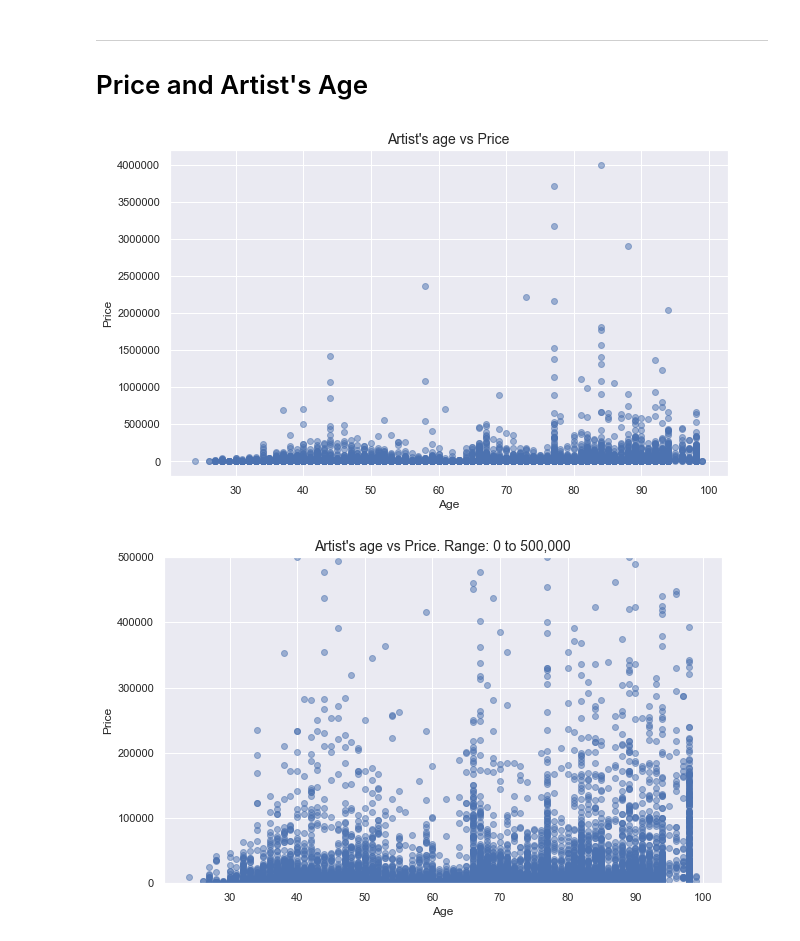
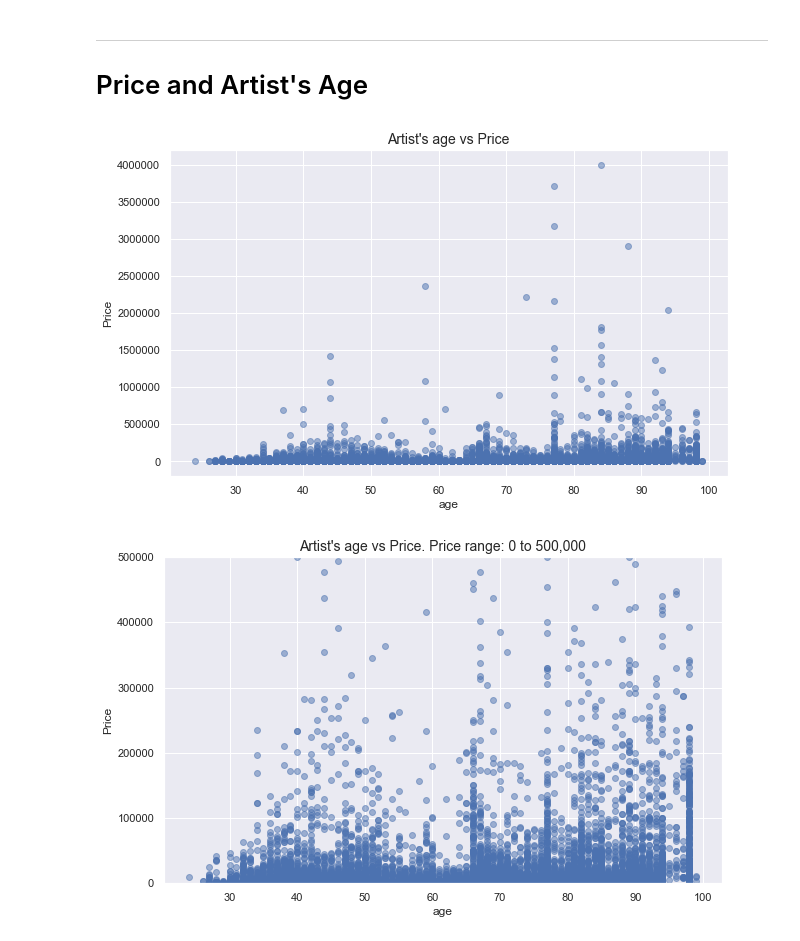
Before and after one commit to dcaohuu18/saffronart_stats_analysis, a Jupyter notebook: internal_continuous_regression.ipynb, the cells around one changed output. Saved outputs shown, nothing was run; the diff lists cells and outputs as text; code cells hidden in the pictures.

```diff
--- a/internal_continuous_regression.ipynb
+++ b/internal_continuous_regression.ipynb
@@ -33,26 +33,26 @@ saffronart_df.head(5)
 # %%
 # Draw Scatter Plot:
 price = saffronart_df.winning_bid
 age = saffronart_df.auction_dt_age # the artist's age at the time of the auction
 
-def scatter_age_price(age, price, ylim=None):
+def scatter_price(x_values, price, x_name, price_lim=None):
     plt.figure(figsize=(10, 6))
-    plt.scatter(age, price, alpha=0.5)
-    plt.ylim(ylim)
+    plt.scatter(x_values, price, alpha=0.5)
+    plt.ylim(price_lim)
 
-    plt.xlabel('Age', fontsize=12)
+    plt.xlabel(x_name, fontsize=12)
     plt.ylabel('Price', fontsize=12)
 
     try:
-        plt.title("Artist's age vs Price. Range: {:,} to {:,}".format(ylim[0], ylim[1]), fontsize=14)
-    except TypeError: # if ylim is not given
+        plt.title("Artist's age vs Price. Price range: {:,} to {:,}".format(price_lim[0], price_lim[1]), fontsize=14)
+    except TypeError: # if price_lim is not given
         plt.title("Artist's age vs Price", fontsize=14)
 
-scatter_age_price(age, price)
-scatter_age_price(age, price, ylim=(0, 500000))
+scatter_price(age, price, 'age')
+scatter_price(age, price, 'age', price_lim=(0, 500000))
 # %% [output]
 [figure]
-[figure, old version]
+[figure, new version]
 # %%
 alive = saffronart_df.loc[saffronart_df.auction_dt_age < saffronart_df.artist_age]
 
```
Also changed, not shown: parts of 8 cells of this notebook.
